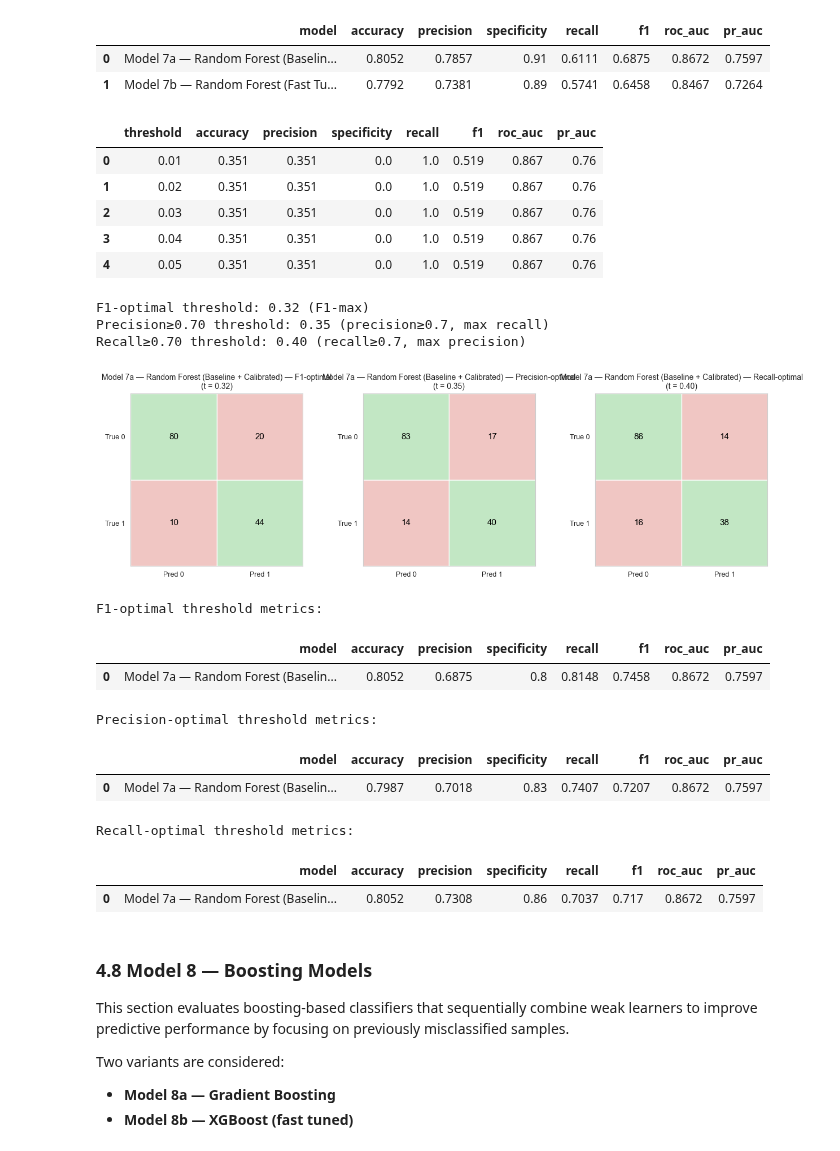
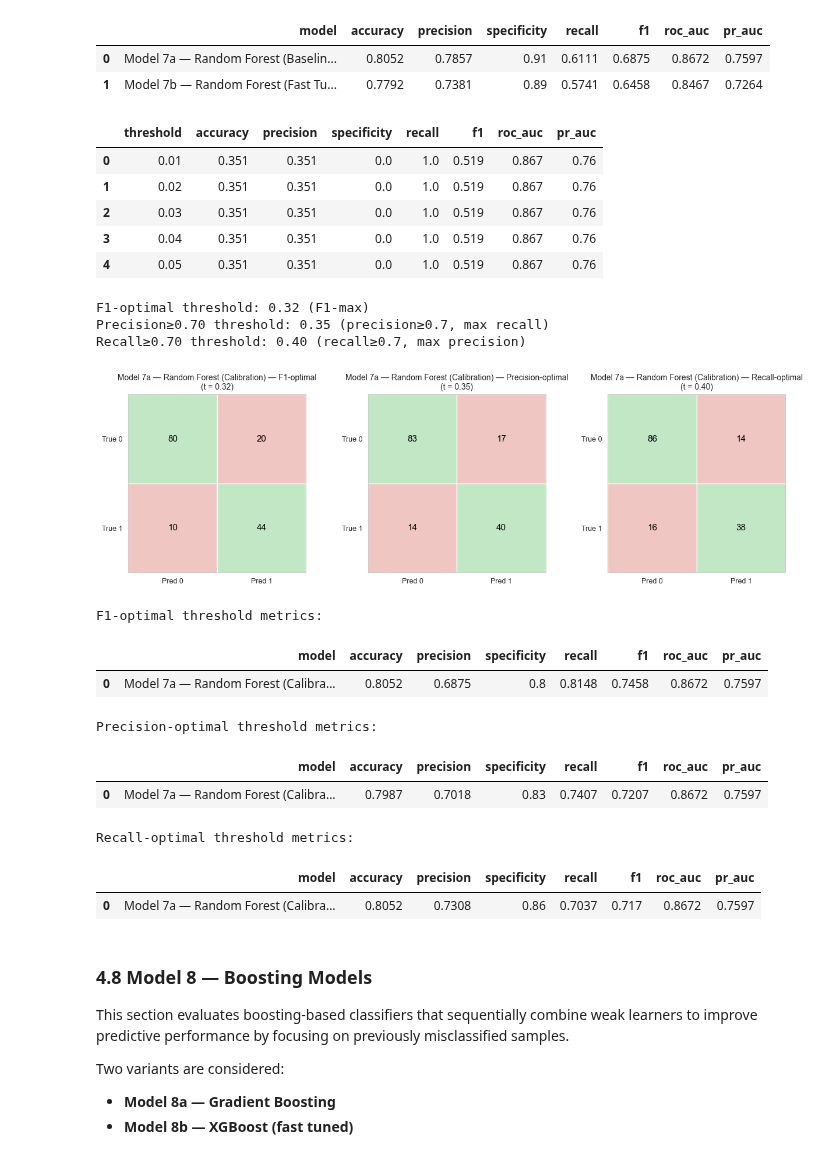
Before and after one commit to NazilaFazeli/ds-diabetes-challenge, a Jupyter notebook: 3_Diabetes_Challenge.ipynb, the cells around one changed output. Cells and saved outputs as stored; diff of their text form; code cells hidden in the pictures.

```diff
--- a/3_Diabetes_Challenge.ipynb
+++ b/3_Diabetes_Challenge.ipynb
@@ -2751,14 +2752,14 @@ Best weighting scheme: uniform
 | 0 | Model 4 — KNN (CV Optimized + Cal... | 0.7662 | 0.7368 | 0.9 | 0.5185 | 0.6087 | 0.832 | 0.7479 |
 # %%
 # ============================================
-# Threshold Optimization — Model 4 — KNN (CV optimized + Calibrated)
+# Threshold Optimization — Model 4 — KNN (CV optimized + Calibration)
 # ============================================
 
 threshold_model4 = []
 
 # Select model for threshold optimization
 y_proba_best = y_proba_4
-model_label  = "Model 4 — KNN (CV optimized + Calibrated)"
+model_label  = "Model 4 — KNN (CV optimized + Calibration)"
 # ----------------------------------
 
 
@@ -2951,6 +2952,7 @@ rows_poly.append(
 pipe_poly_l2 = Pipeline(steps=[
     ("preprocessor", preprocessor_poly),
     ("classifier", LogisticRegressionCV(
+        penalty="l2",
         Cs=10,
         cv=5,
         solver="lbfgs",
@@ -2987,12 +2989,12 @@ rows_poly.append(
 pipe_poly_l1 = Pipeline(steps=[
     ("preprocessor", preprocessor_poly),
     ("classifier", LogisticRegressionCV(
+        penalty="l1",
         Cs=10,
         cv=5,
-        solver="saga",
+        solver="saga",             # required for L1
         scoring="roc_auc",
         class_weight="balanced",
-        l1_ratios=(1,),
         tol=1e-3,
         max_iter=5000,
         n_jobs=-1,
@@ -3033,13 +3035,13 @@ Best C (Polynomial L1): 0.3594
 # %%
 # ============================================
-# Threshold Optimization — Model 5c
+# Threshold Optimization — Model 5b
 # ============================================
 
 threshold_model5 = []
 
 # Select model for threshold optimization
-y_proba_best = y_proba_5c
-model_label  = "Model 5c — Polynomial Logistic L1 (CV)"
+y_proba_best = y_proba_5b
+model_label  = "Model 5b — Polynomial Logistic L2 (CV)"
 # ----------------------------------
 
 
@@ -3379,7 +3381,7 @@ threshold_model6 = []
 
 # Select model for threshold optimization
 y_proba_best = y_proba_6c
-model_label  = "Model 6c — Decision Tree (CCP Pruned + Calibrated)"
+model_label  = "Model 6c — Decision Tree (CCP + Calibration)"
 # ----------------------------------
 
 
@@ -3649,7 +3651,7 @@ threshold_model7 =[]
 
 # Select model for threshold optimization
 y_proba_best = y_proba_7a
-model_label  = "Model 7a — Random Forest (Baseline + Calibrated)"
+model_label  = "Model 7a — Random Forest (Calibration)"
 # ----------------------------------
 
 
@@ -3742,43 +3744,43 @@ plt.subplots_adjust(
     left=0.06,
     right=1,
     wspace=0.35
 )
 plt.show()
 
 # ---------------------
 # Summary tables
 # ---------------------
 
 df_model7_threshold = pd.DataFrame(threshold_model7)
 
 print("\nF1-optimal threshold metrics:")
 display(pd.DataFrame([res_f1]).round(4))
 
 print("\nPrecision-optimal threshold metrics:")
 display(pd.DataFrame([res_prec]).round(4))
 
 print("\nRecall-optimal threshold metrics:")
 display(pd.DataFrame([res_rec]).round(4))
 # %% [output]
 |  | threshold | accuracy | precision | specificity | recall | f1 | roc_auc | pr_auc |
 | 0 | 0.01 | 0.351 | 0.351 | 0.0 | 1.0 | 0.519 | 0.867 | 0.76 |
 | 1 | 0.02 | 0.351 | 0.351 | 0.0 | 1.0 | 0.519 | 0.867 | 0.76 |
 | 2 | 0.03 | 0.351 | 0.351 | 0.0 | 1.0 | 0.519 | 0.867 | 0.76 |
 | 3 | 0.04 | 0.351 | 0.351 | 0.0 | 1.0 | 0.519 | 0.867 | 0.76 |
 | 4 | 0.05 | 0.351 | 0.351 | 0.0 | 1.0 | 0.519 | 0.867 | 0.76 |
 F1-optimal threshold: 0.32 (F1-max)
 Precision≥0.70 threshold: 0.35 (precision≥0.7, max recall)
 Recall≥0.70 threshold: 0.40 (recall≥0.7, max precision)
-[figure, old version]
+[figure, new version]
 F1-optimal threshold metrics:
 |  | model | accuracy | precision | specificity | recall | f1 | roc_auc | pr_auc |
-| 0 | Model 7a — Random Forest (Baselin... | 0.8052 | 0.6875 | 0.8 | 0.8148 | 0.7458 | 0.8672 | 0.7597 |
+| 0 | Model 7a — Random Forest (Calibra... | 0.8052 | 0.6875 | 0.8 | 0.8148 | 0.7458 | 0.8672 | 0.7597 |
 Precision-optimal threshold metrics:
 |  | model | accuracy | precision | specificity | recall | f1 | roc_auc | pr_auc |
-| 0 | Model 7a — Random Forest (Baselin... | 0.7987 | 0.7018 | 0.83 | 0.7407 | 0.7207 | 0.8672 | 0.7597 |
+| 0 | Model 7a — Random Forest (Calibra... | 0.7987 | 0.7018 | 0.83 | 0.7407 | 0.7207 | 0.8672 | 0.7597 |
 Recall-optimal threshold metrics:
 |  | model | accuracy | precision | specificity | recall | f1 | roc_auc | pr_auc |
-| 0 | Model 7a — Random Forest (Baselin... | 0.8052 | 0.7308 | 0.86 | 0.7037 | 0.717 | 0.8672 | 0.7597 |
+| 0 | Model 7a — Random Forest (Calibra... | 0.8052 | 0.7308 | 0.86 | 0.7037 | 0.717 | 0.8672 | 0.7597 |
 # %% [markdown]
 ### 4.8 Model 8 — Boosting Models
 
```
Also changed, not shown: parts of 15 cells of this notebook.
